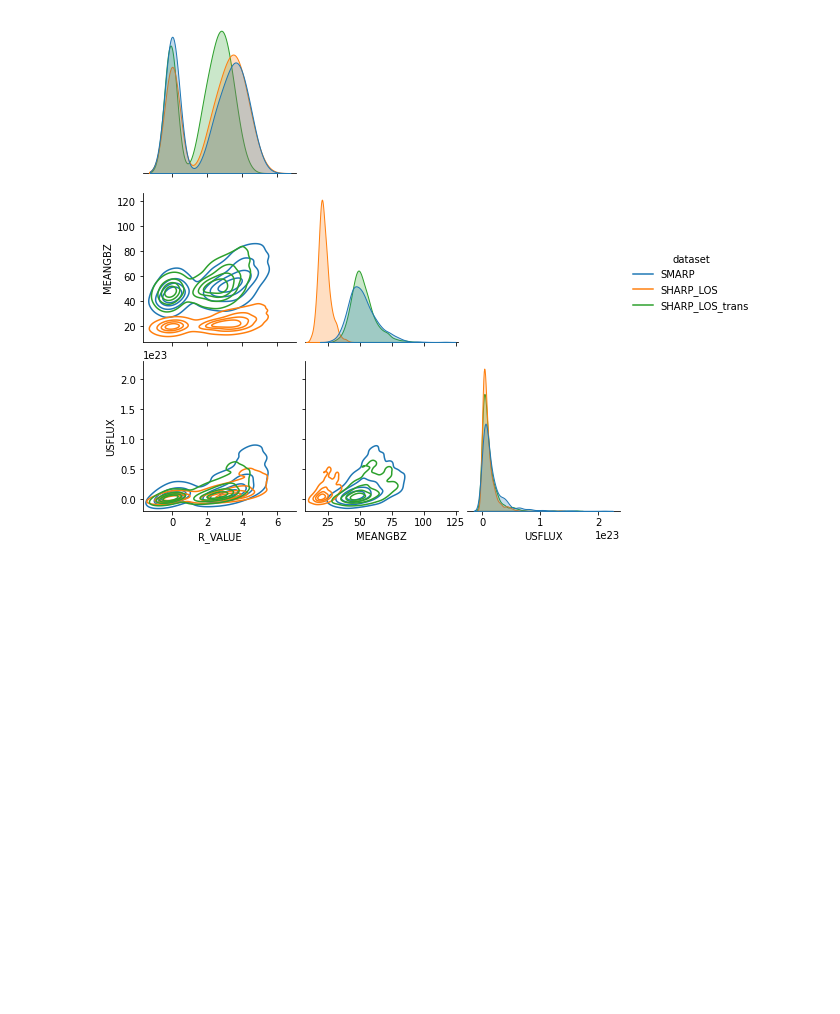
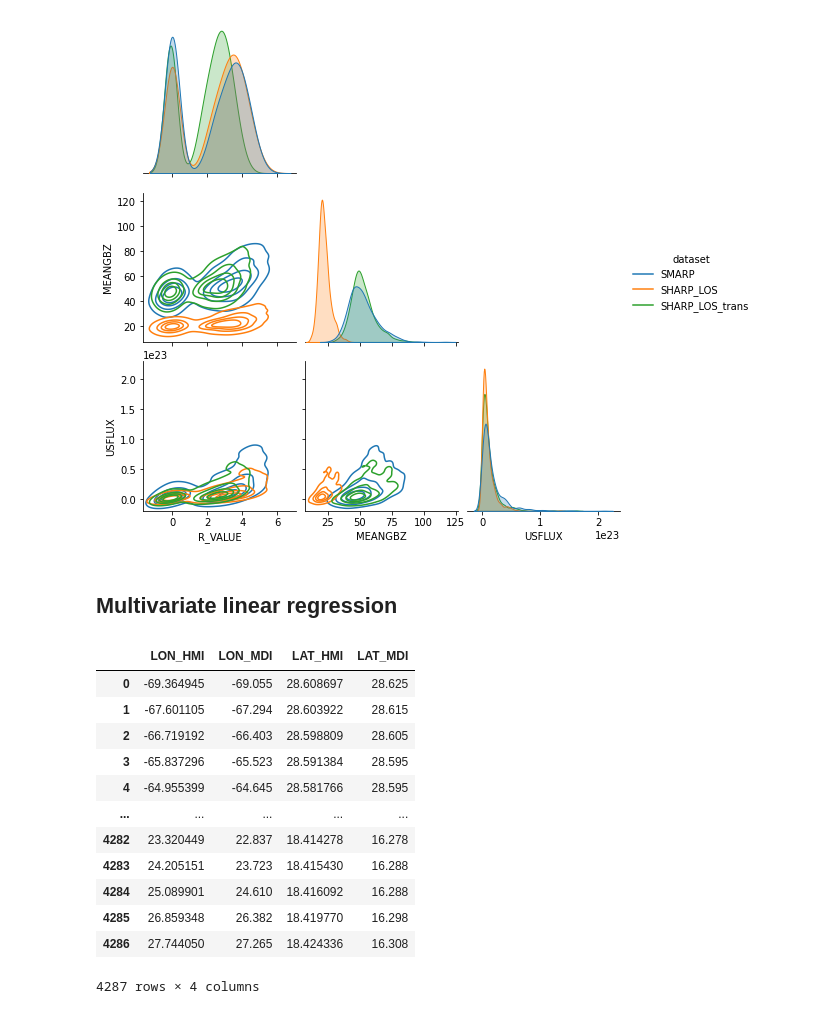
Before and after one commit to ZeyuSun/flare-prediction-smarp, a Jupyter notebook: param_transforms.ipynb, the cells around one changed output. Saved outputs shown, nothing was run; the diff lists cells and outputs as text; code cells hidden in the pictures; blank space fills up the shorter version.

Commit message:
multivariate transformation

```diff
--- a/param_transforms.ipynb
+++ b/param_transforms.ipynb
@@ -13,4 +14,4 @@ from sklearn.model_selection import train_test_split
 import drms
 # %%
 email = 'szymails@gmail.com'
-c = drms.Client(debug=True, verbose=True, email=email)
+c = drms.Client(debug=False, verbose=False, email=email)
@@ -215,3 +210,5 @@ def draw_pairplot():
 draw_pairplot()
 # %% [output]
 [figure]
+# %% [markdown]
+## Multivariate linear regression
@@ -217,0 +293,22 @@ draw_pairplot()
+# %%
+df = pd.concat(list_of_dataframes).reset_index(drop=True)
+#df[['CRVAL1_HMI', 'CRVAL2_HMI', 'CRVAL1_MDI', 'CRVAL2_MDI']]
+df['LON_HMI'] = df['CRVAL1_HMI'] - df['CRLN_OBS_HMI']
+df['LAT_HMI'] = df['CRVAL2_HMI'] - df['CRLT_OBS_HMI']
+df['LON_MDI'] = df['CRVAL1_MDI'] - df['CRLN_OBS_MDI']
+df['LAT_MDI'] = df['CRVAL2_MDI'] - df['CRLT_OBS_MDI']
+df[['LON_HMI', 'LON_MDI', 'LAT_HMI', 'LAT_MDI']]
+# %% [output]
+|  | LON_HMI | LON_MDI | LAT_HMI | LAT_MDI |
+| 0 | -69.364945 | -69.055 | 28.608697 | 28.625 |
+| 1 | -67.601105 | -67.294 | 28.603922 | 28.615 |
+| 2 | -66.719192 | -66.403 | 28.598809 | 28.605 |
+| 3 | -65.837296 | -65.523 | 28.591384 | 28.595 |
+| 4 | -64.955399 | -64.645 | 28.581766 | 28.595 |
+| ... | ... | ... | ... | ... |
+| 4282 | 23.320449 | 22.837 | 18.414278 | 16.278 |
+| 4283 | 24.205151 | 23.723 | 18.415430 | 16.288 |
+| 4284 | 25.089901 | 24.610 | 18.416092 | 16.288 |
+| 4285 | 26.859348 | 26.382 | 18.419770 | 16.298 |
+| 4286 | 27.744050 | 27.265 | 18.424336 | 16.308 |
+4287 rows × 4 columns
```
Also changed, not shown: parts of 9 cells of this notebook.
